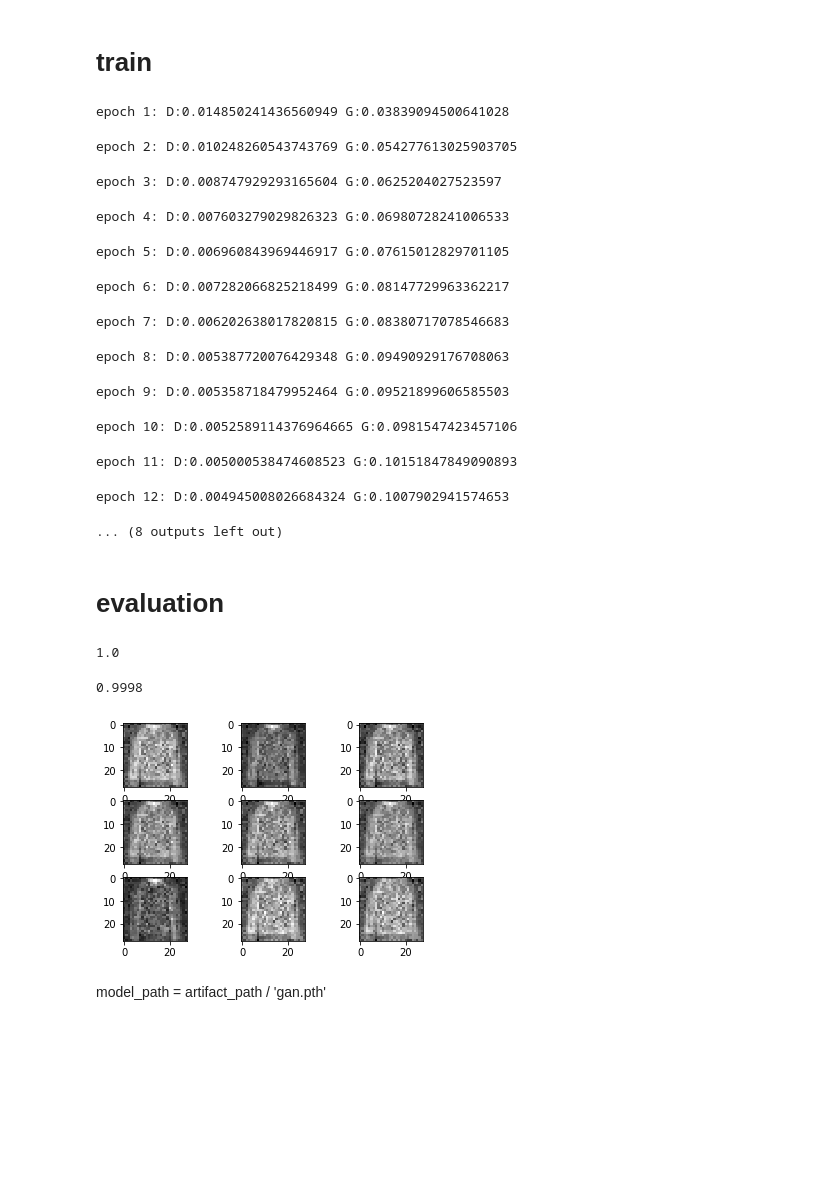
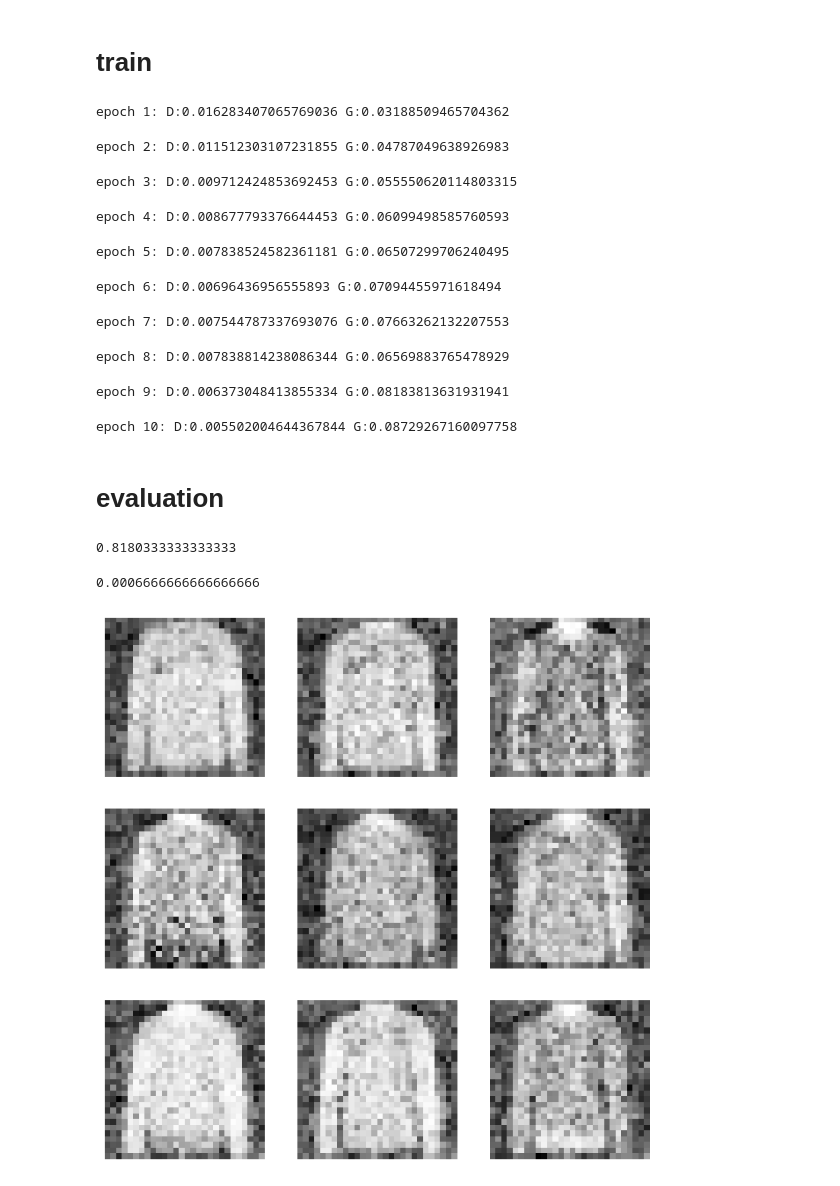
Before and after one commit to gitE0Z9/pytorch-implementations, a Jupyter notebook: notebooks/gan.ipynb, the cells around one changed output. Cells and saved outputs as stored; diff of their text form; code cells hidden in the pictures; blank space fills up the shorter version.

```diff
--- a/notebooks/gan.ipynb
+++ b/notebooks/gan.ipynb
@@ -35,4 +35,5 @@ train_data = torchvision.datasets.FashionMNIST(
     root=data_path.as_posix(),
     train=True,
     transform=preprocess,
+    download=True,
 )
@@ -81,7 +93,7 @@ for e in range(epoches):
         valid = torch.ones(BATCH_SIZE, 1).to(device)
         fake = torch.zeros(BATCH_SIZE, 1).to(device)
 
-        noise = generate_gaussian_noise(BATCH_SIZE, 128)
+        noise = generate_standard_normal(BATCH_SIZE, 128).to(device)
 
         optim_G.zero_grad()
         gen_img = generator(noise)
@@ -102,19 +114,16 @@ for e in range(epoches):
         f"epoch {e+1}: D:{running_loss_D/len(train_data)} G:{running_loss_G/len(train_data)}"
     )
 # %% [output]
-epoch 1: D:0.014850241436560949 G:0.03839094500641028
+epoch 1: D:0.016283407065769036 G:0.03188509465704362
-epoch 2: D:0.010248260543743769 G:0.054277613025903705
+epoch 2: D:0.011512303107231855 G:0.04787049638926983
-epoch 3: D:0.008747929293165604 G:0.0625204027523597
+epoch 3: D:0.009712424853692453 G:0.055550620114803315
-epoch 4: D:0.007603279029826323 G:0.06980728241006533
+epoch 4: D:0.008677793376644453 G:0.06099498585760593
-epoch 5: D:0.006960843969446917 G:0.07615012829701105
+epoch 5: D:0.007838524582361181 G:0.06507299706240495
-epoch 6: D:0.007282066825218499 G:0.08147729963362217
+epoch 6: D:0.00696436956555893 G:0.07094455971618494
-epoch 7: D:0.006202638017820815 G:0.08380717078546683
+epoch 7: D:0.007544787337693076 G:0.07663262132207553
-epoch 8: D:0.005387720076429348 G:0.09490929176708063
+epoch 8: D:0.007838814238086344 G:0.06569883765478929
-epoch 9: D:0.005358718479952464 G:0.09521899606585503
+epoch 9: D:0.006373048413855334 G:0.08183813631931941
-epoch 10: D:0.0052589114376964665 G:0.0981547423457106
+epoch 10: D:0.005502004644367844 G:0.08729267160097758
-epoch 11: D:0.005000538474608523 G:0.10151847849090893
-epoch 12: D:0.004945008026684324 G:0.1007902941574653
-... (8 outputs left out)
 # %% [markdown]
 # evaluation
 # %%
@@ -125,11 +134,11 @@ with torch.no_grad():
     hits = 0.0
     for img, _ in tqdm(train_loader):
         img = img.to(device)
-        hits += discriminator(img).sum().item()
+        hits += discriminator(img).sigmoid().gt(0.5).sum().item()
 
     print(hits / len(train_data))
 # %% [output]
-1.0
+0.8180333333333333
 # %%
 # 區別是否為合成圖片
 generator.eval()
@@ -137,25 +146,24 @@ discriminator.eval()
 with torch.no_grad():
     hits = 0.0
     for img, label in tqdm(train_loader):
-        noise = generate_gaussian_noise(BATCH_SIZE, 128)
+        noise = generate_standard_normal(BATCH_SIZE, 128).to(device)
         gen_img = generator(noise)
-        hits += discriminator(gen_img).sum().item()
+        hits += discriminator(gen_img).sigmoid().gt(0.5).sum().item()
     print(hits / len(train_data))
 # %% [output]
-0.9998
+0.0006666666666666666
 # %%
 # 合成圖片
 generator.eval()
 with torch.no_grad():
-    noise = generate_gaussian_noise(9, 128)
+    noise = generate_standard_normal(9, 128).to(device)
     gen_img = generator(noise)
 
     plot_grids(
         img_tensor_to_np(gen_img),
-        nrow=3,
-        ncol=3,
+        num_row=3,
+        num_col=3,
+        is_gray_scale=True,
     )
 # %% [output]
-[figure, old version]
+[figure, new version]
-# %% [markdown]
-model_path = artifact_path / 'gan.pth'
```
Also changed, not shown: parts of 6 cells of this notebook, 4 other files.
